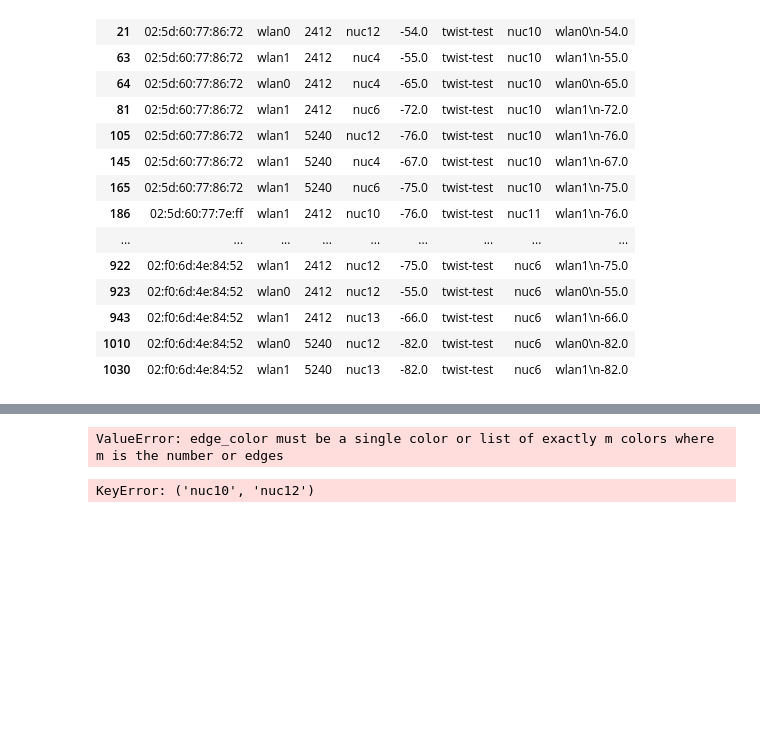
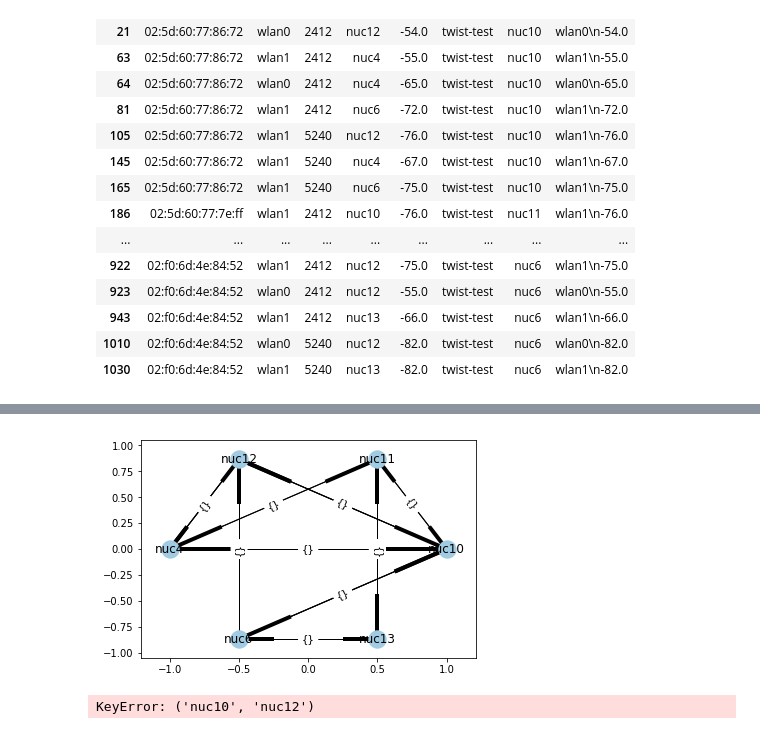
Before and after one commit to mchwalisz/walker, a Jupyter notebook: analysis/Scanning.ipynb, the cells around one changed output, grey strips where cells are left out. Saved outputs shown, nothing was run; the diff lists cells and outputs as text; code cells hidden in the pictures; blank space fills up the shorter version.

```diff
--- a/analysis/Scanning.ipynb
+++ b/analysis/Scanning.ipynb
@@ -42,14 +43,13 @@ df_twist
 | 1010 | 02:f0:6d:4e:84:52 | wlan0 | 5240 | nuc12 | -82.0 | twist-test | nuc6 | wlan0\n-82.0 |
 | 1030 | 02:f0:6d:4e:84:52 | wlan1 | 5240 | nuc13 | -82.0 | twist-test | nuc6 | wlan1\n-82.0 |
 # %%
-for freq in df_twist['freq'].unique():
-    G = nx.from_pandas_dataframe(
-        df_twist[df_twist['freq'] == freq],
-        'ap', 'node',
-        ['label', 'signal'],
-        create_using=nx.DiGraph())
-    pos = nx.spectral_layout(G)
-    P = nx.nx_pydot.to_pydot(G)
-    display.display(display.Image(P.create_png()))
+G = nx.from_pandas_dataframe(
+    df_twist[df_twist['freq'] == 2412],
+    'ap', 'node',
+    ['signal', 'label'],
+    create_using=nx.DiGraph())
+pos = nx.circular_layout(G)
+P = nx.nx_pydot.to_pydot(G)
+display.display(display.Image(P.create_png()))
 # %% [output]
 [figure]
@@ -62,11 +67,16 @@ display.display(display.Image(P.create_png()))
 # %%
 nx.draw_networkx(G,
     pos,
     node_color='#A0CBE2',
-    edge_color=range(20),
-    width=4, edge_cmap=plt.cm.Blues, with_labels=False)
+#     edge_color=range(7),
+    with_labels=True,
+#     width=4,
+#     edge_cmap=plt.cm.Blues
+    )
+nx.draw_networkx_edge_labels(G, pos)
+plt.show()
 # %% [output]
-ValueError: edge_color must be a single color or list of exactly m colors where m is the number or edges
+[figure, added]
 # %%
 # %% [output]
 KeyError: ('nuc10', 'nuc12')
```
Also changed, not shown: parts of 4 cells of this notebook, 4 other files.
